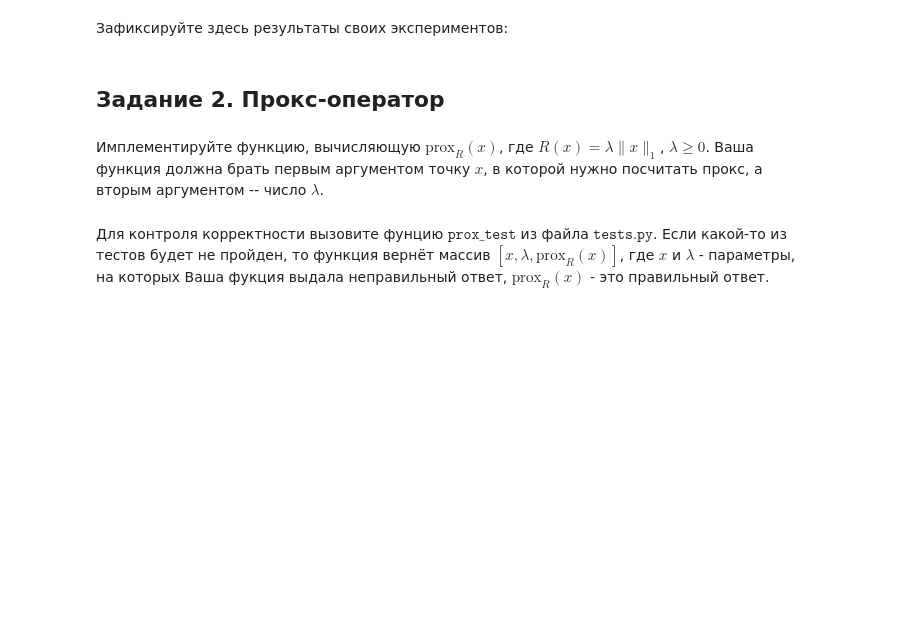
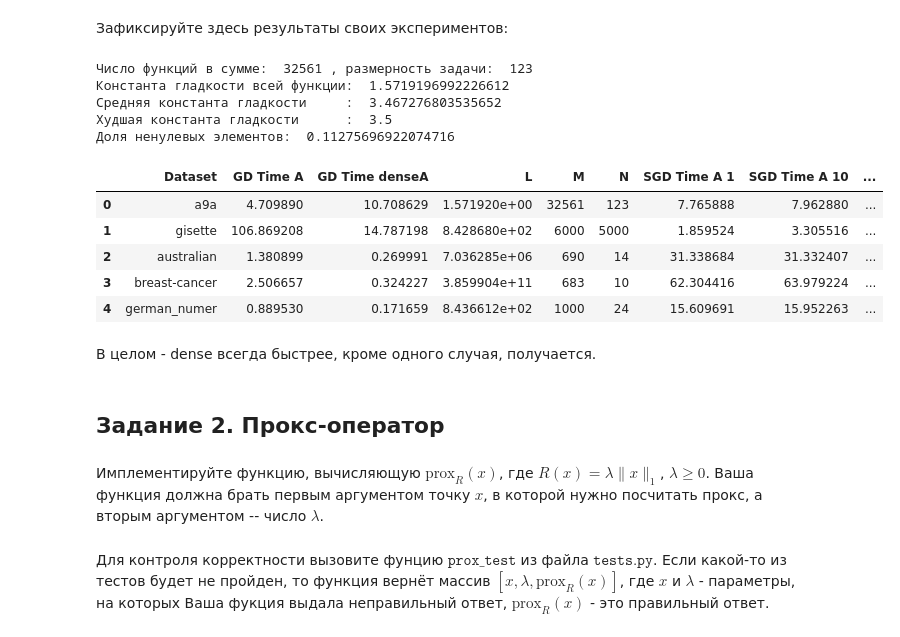
Before and after one commit to rogachevai/MADESpring2020_MOML, a Jupyter notebook: Practice/homework_5/hw5_made.ipynb, the cells around one changed output. Saved outputs shown, nothing was run; the diff lists cells and outputs as text; code cells hidden in the pictures; blank space fills up the shorter version.

```diff
--- a/Practice/homework_5/hw5_made.ipynb
+++ b/Practice/homework_5/hw5_made.ipynb
@@ -155,3 +235,30 @@ for j in range(5):
+# %%
+res = test_dataset()
+# %% [output]
+Число функций в сумме:  32561 , размерность задачи:  123
+Константа гладкости всей функции:  1.5719196992226612
+Средняя константа гладкости     :  3.467276803535652
+Худшая константа гладкости      :  3.5
+Доля ненулевых элементов:  0.11275696922074716
+# %%
+sets = ['a9a','gisette','australian','breast-cancer','german_numer']
+nums = [500,100,2000,4000,1000]
+# %%
+df=[]
+for dtset,n in zip(sets,nums):
+    df.append(test_dataset(dtset,n))
+# %%
+results = pd.DataFrame(df)
+results
+# %% [output]
+|  | Dataset | GD Time A | GD Time denseA | L | M | N | SGD Time A 1 | SGD Time A 10 | ... |
+| 0 | a9a | 4.709890 | 10.708629 | 1.571920e+00 | 32561 | 123 | 7.765888 | 7.962880 | ... |
+| 1 | gisette | 106.869208 | 14.787198 | 8.428680e+02 | 6000 | 5000 | 1.859524 | 3.305516 | ... |
+| 2 | australian | 1.380899 | 0.269991 | 7.036285e+06 | 690 | 14 | 31.338684 | 31.332407 | ... |
+| 3 | breast-cancer | 2.506657 | 0.324227 | 3.859904e+11 | 683 | 10 | 62.304416 | 63.979224 | ... |
+| 4 | german_numer | 0.889530 | 0.171659 | 8.436612e+02 | 1000 | 24 | 15.609691 | 15.952263 | ... |
+# %% [markdown]
+В целом - dense всегда быстрее, кроме одного случая, получается.
 # %% [markdown]
 ## Задание 2. Прокс-оператор
 # %% [markdown]
```
Also changed, not shown: parts of 10 cells of this notebook, 7 other files.
